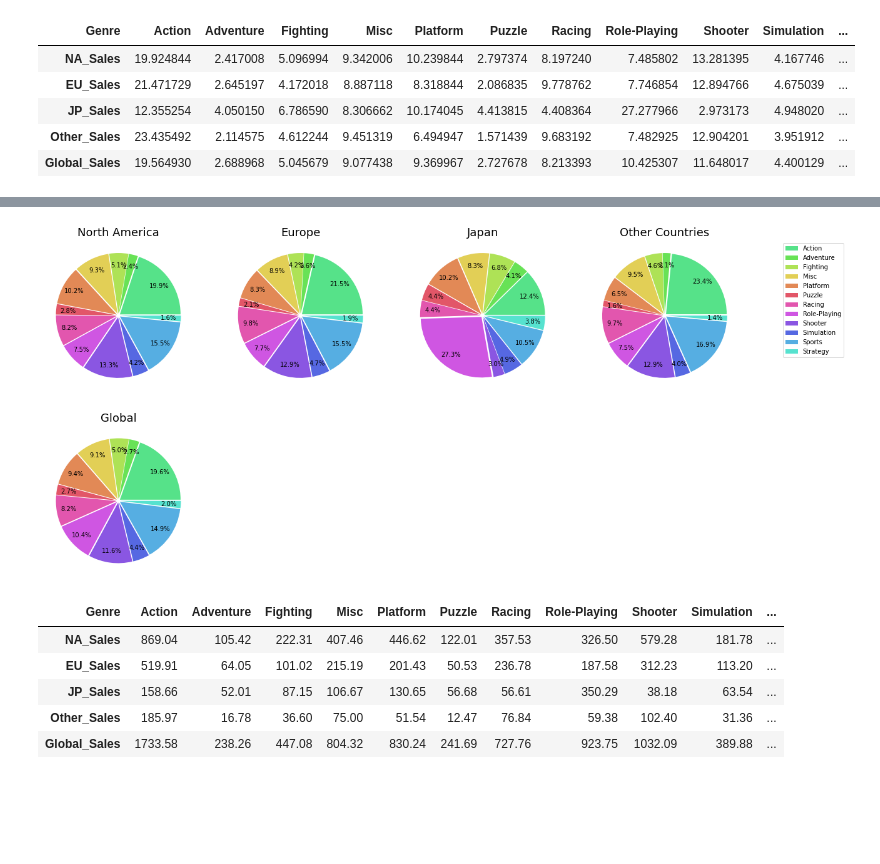
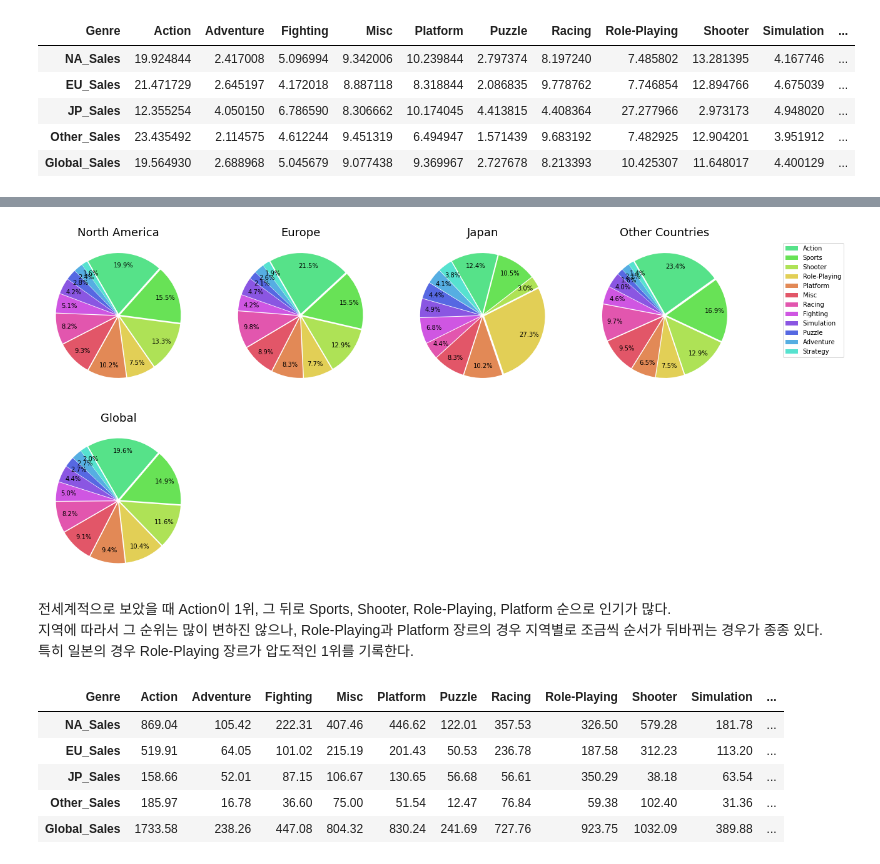
Before and after one commit to nan-park/section1_project, a Jupyter notebook: AI_section1_project.ipynb, the cells around one changed output, grey strips where cells are left out. Saved outputs shown, nothing was run; the diff lists cells and outputs as text; code cells hidden in the pictures; blank space fills up the shorter version.

```diff
--- a/AI_section1_project.ipynb
+++ b/AI_section1_project.ipynb
@@ -404,0 +412,11 @@ dtype: int64
+# %%
+df_clean[df_clean.Year > 2016]
+# Imagine: Makeup Artist(DS)	: 2009
+# Phantasy Star Online 2 Episode 4: Deluxe Package(PS4)	: 2016
+# Brothers Conflict: Precious Baby(PSV) : 2016
+# Phantasy Star Online 2 Episode 4: Deluxe Package(PSV)	: 2016
+edit_index = df_clean[df_clean.Year > 2016].index
+edit_year = [2009.0, 2016.0, 2016.0, 2016.0]
+for i in range(len(edit_index)):
+  df_clean.loc[edit_index[i], 'Year'] = edit_year[i]
+df_clean.loc[edit_index]
@@ -543,3 +567,8 @@ ratio # 지역별 장르 비율
 | JP_Sales | 12.355254 | 4.050150 | 6.786590 | 8.306662 | 10.174045 | 4.413815 | 4.408364 | 27.277966 | 2.973173 | 4.948020 | ... |
 | Other_Sales | 23.435492 | 2.114575 | 4.612244 | 9.451319 | 6.494947 | 1.571439 | 9.683192 | 7.482925 | 12.904201 | 3.951912 | ... |
 | Global_Sales | 19.564930 | 2.688968 | 5.045679 | 9.077438 | 9.369967 | 2.727678 | 8.213393 | 10.425307 | 11.648017 | 4.400129 | ... |
+# %%
+# Global_Sales 기준으로 비율이 큰 순서대로 배열하기
+ratio_sort = ratio.sort_values('Global_Sales',axis=1, ascending=False)
+genre_list_sort = list(ratio_sort.columns)
+ratio_sort
@@ -546,28 +582,32 @@ ratio # 지역별 장르 비율
 # %%
 titles = ['North America', 'Europe', 'Japan', 'Other Countries', 'Global']
 explode = [0.03] * len(genre_list)
 colors = ['#56E2CF', '#56AEE2', '#5668E2', '#8A56E2', '#CF56E2', '#E256AE', '#E25668', '#E28956', '#E2CF56', '#AEE256', '#68E256', '#56E289']
 colors.reverse()
 figure, axis = plt.subplots(2, 4, figsize=(20, 10))
 for i in range(len(sales_include_sum)):  # ['NA', 'EU', 'JP', 'Other', 'Global']
   axis[i//4, i%4].set_title(titles[i], fontsize=18)
-  ratio_in_region = list(ratio.loc[sales_include_sum[i]])
+  ratio_in_region = list(ratio_sort.loc[sales_include_sum[i]])
   # (체크) 크기 큰 순서대로 바꾸기
 
   # for i in range(len(ratio_in_region)):
   #   if ratio_in_region[i] > 10:
   #     explode[i] = 0.1
-  axis[i//4, i%4].pie(ratio_in_region, autopct='%.1f%%', startangle=0, explode=explode, colors=colors, counterclock=True,pctdistance=0.8)
+  axis[i//4, i%4].pie(ratio_in_region, autopct='%.1f%%', startangle=120, explode=explode, colors=colors, counterclock=False, pctdistance=0.8)
   if i==3:
-    axis[i//4, i%4].legend(genre_list,loc='upper right', bbox_to_anchor=(1.7, 1, 0, 0))
+    axis[i//4, i%4].legend(genre_list_sort,loc='upper right', bbox_to_anchor=(1.7, 1, 0, 0))
 
 figure.delaxes(axis[1,1])
 figure.delaxes(axis[1,2])
 figure.delaxes(axis[1,3])
 
 plt.show()
 # %% [output]
-[figure, old version]
+[figure, new version]
+# %% [markdown]
+전세계적으로 보았을 때 Action이 1위, 그 뒤로 Sports, Shooter, Role-Playing, Platform 순으로 인기가 많다.<br>
+지역에 따라서 그 순위는 많이 변하진 않으나, Role-Playing과 Platform 장르의 경우 지역별로 조금씩 순서가 뒤바뀌는 경우가 종종 있다.<br>
+특히 일본의 경우 Role-Playing 장르가 압도적인 1위를 기록한다.<br>
 # %%
 df_clean = df_clean.sort_values('Global_Sales', ascending=False).reset_index(drop=True) # 전체 출고량 Rank 순서대로(내림차순) index=Rank
 # %%
```
Also changed, not shown: parts of 21 cells of this notebook.
